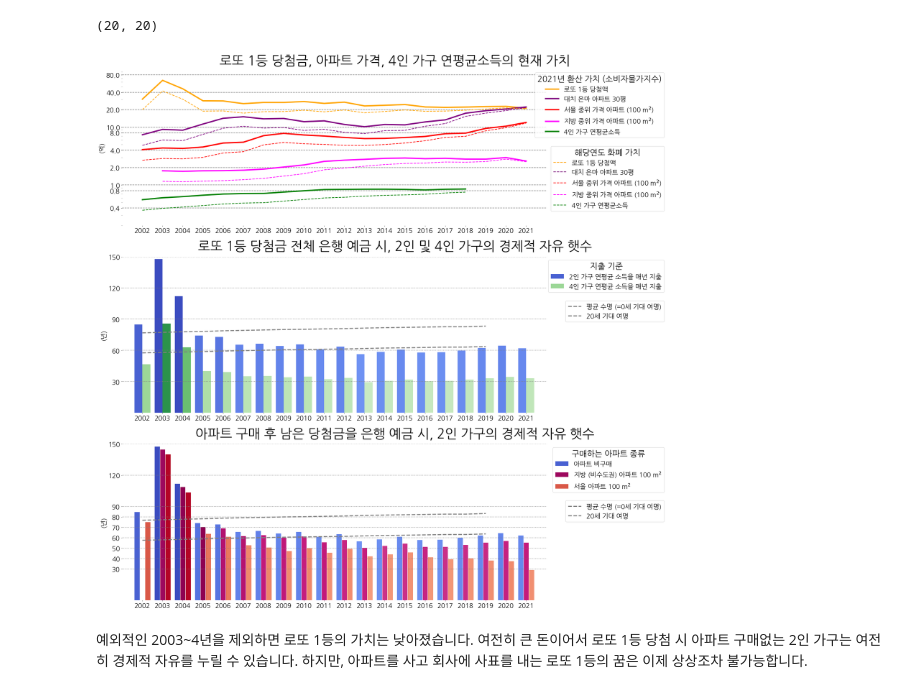
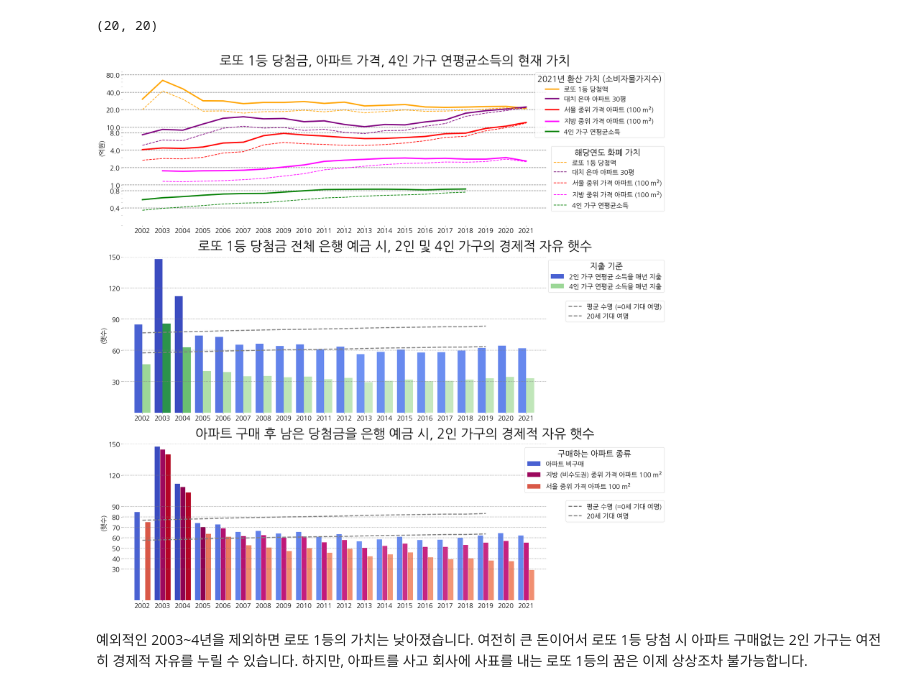
Before and after one commit to tackgeun/soprize, a Jupyter notebook: 210502_Lotto_Index/Lotto-Index.ipynb, the cells around one changed output. Saved outputs shown, nothing was run; the diff lists cells and outputs as text; code cells hidden in the pictures.

```diff
--- a/210502_Lotto_Index/Lotto-Index.ipynb
+++ b/210502_Lotto_Index/Lotto-Index.ipynb
@@ -339,7 +339,7 @@ plt.gca().add_artist(legend1_1)
 
 plt.xticks(range(2002,2022), fontsize=20, backgroundcolor='white')
 plt.yticks(yticks_list, fontsize=20)
-plt.ylabel('(억)', fontsize=20)
+plt.ylabel('(억원)', fontsize=20)
 #plt.title('로또 1등 당첨금의 가치는 하락세, 아파트 가격와 평균 연봉은 상승세', fontsize=40, pad=15)
 plt.title('로또 1등 당첨금, 아파트 가격, 4인 가구 연평균소득의 현재 가치', fontsize=40, pad=15)
 #ax.yaxis.set_minor_formatter(ScalarFormatter())
@@ -375,7 +375,7 @@ plt.xlim([2001,2028])
 plt.ylim([0, 150])
 plt.xticks(range(2002,2022), fontsize=20, backgroundcolor='white')
 plt.yticks([30, 60, 90, 120, 150], fontsize=20, backgroundcolor='white')
-plt.ylabel('(년)', fontsize=20)
+plt.ylabel('(햇수)', fontsize=20)
 #ax.set_title('로또 1등에 당첨되면, 아직까지도 2인 가구는 소비만 하면서 경제적 자유를 누릴 수 있다!', fontsize=40, backgroundcolor='white', pad=20)
 ax.set_title('로또 1등 당첨금 전체 은행 예금 시, 2인 및 4인 가구의 경제적 자유 햇수', fontsize=40, backgroundcolor='white', pad=20)
 
@@ -386,36 +386,36 @@ ax.set_title('로또 1등 당첨금 전체 은행 예금 시, 2인 및 4인 가
 ax = plt.subplot(3, 1, 3)
 for _pos in ['top', 'bottom', 'left', 'right']:
     ax.spines[_pos].set_visible(False)
 
 a1 = plt.bar(bar - width/1.5, labor_free_year_2member, width/3*1.9, color=my_cmap(rescale_blue(labor_free_year_2member)))
 a2 = plt.bar(bar[1:len(bar)], labor_free_rural, width/3*1.9, color=magenta_cmap(rescale_magenta(labor_free_year)))
 a3 = plt.bar(bar + width/1.5, labor_free_seoul, width/3*1.9, color=my_cmap(rescale_red(labor_free_year)))
-labor_free_text = ['아파트 비구매', '지방 (비수도권) 아파트 100 m$^2$', '서울 아파트 100 m$^2$']
+labor_free_text = ['아파트 비구매', '지방 (비수도권) 중위 가격 아파트 100 m$^2$', '서울 중위 가격 아파트 100 m$^2$']
 
 e1, = plt.plot(range(2002,2020), expected_life, '--', linewidth=3, color='gray')
 e2, = plt.plot(range(2002,2020), expected_life_at20, '--', linewidth=3, color='gray')
 life_text = ['평균 수명 (=0세 기대 여명)', '20세 기대 여명']
 
 legend2_1 = ax.legend([a1, a2, a3], labor_free_text, fontsize=20, title='구매하는 아파트 종류', title_fontsize=25,
                       loc='upper right',)
 legend2_2 = ax.legend([e1, e2], life_text, fontsize=20, loc='center right', bbox_to_anchor=(1.0,0.57))
 
 # horizontal lines
 yticks3 = [30, 40, 50, 60, 70, 80, 90, 120, 150]
 for val in yticks3:
     plt.hlines(val, 2001, 2022, colors='gray', linestyles='dotted')
 
 plt.gca().add_artist(legend2_1)
 
 plt.xlim([2001,2028])
 plt.ylim([0, 150])
 plt.xticks(range(2002,2022), fontsize=20, backgroundcolor='white')
 plt.yticks(yticks3, fontsize=20, backgroundcolor='white')
-plt.ylabel('(년)', fontsize=20)
+plt.ylabel('(햇수)', fontsize=20)
 ax.set_title('아파트 구매 후 남은 당첨금을 은행 예금 시, 2인 가구의 경제적 자유 햇수', fontsize=40, backgroundcolor='white', pad=20)
 plt.show()
 # %% [output]
-[figure, old version]
+[figure, new version]
 # %% [markdown]
 예외적인 2003~4년을 제외하면 로또 1등의 가치는 낮아졌습니다. 여전히 큰 돈이어서 로또 1등 당첨 시 아파트 구매없는 2인 가구는 여전히 경제적 자유를 누릴 수 있습니다. 하지만, 아파트를 사고 회사에 사표를 내는 로또 1등의 꿈은 이제 상상조차 불가능합니다.
 # %% [markdown]
```
Also changed, not shown: 1 other file.
